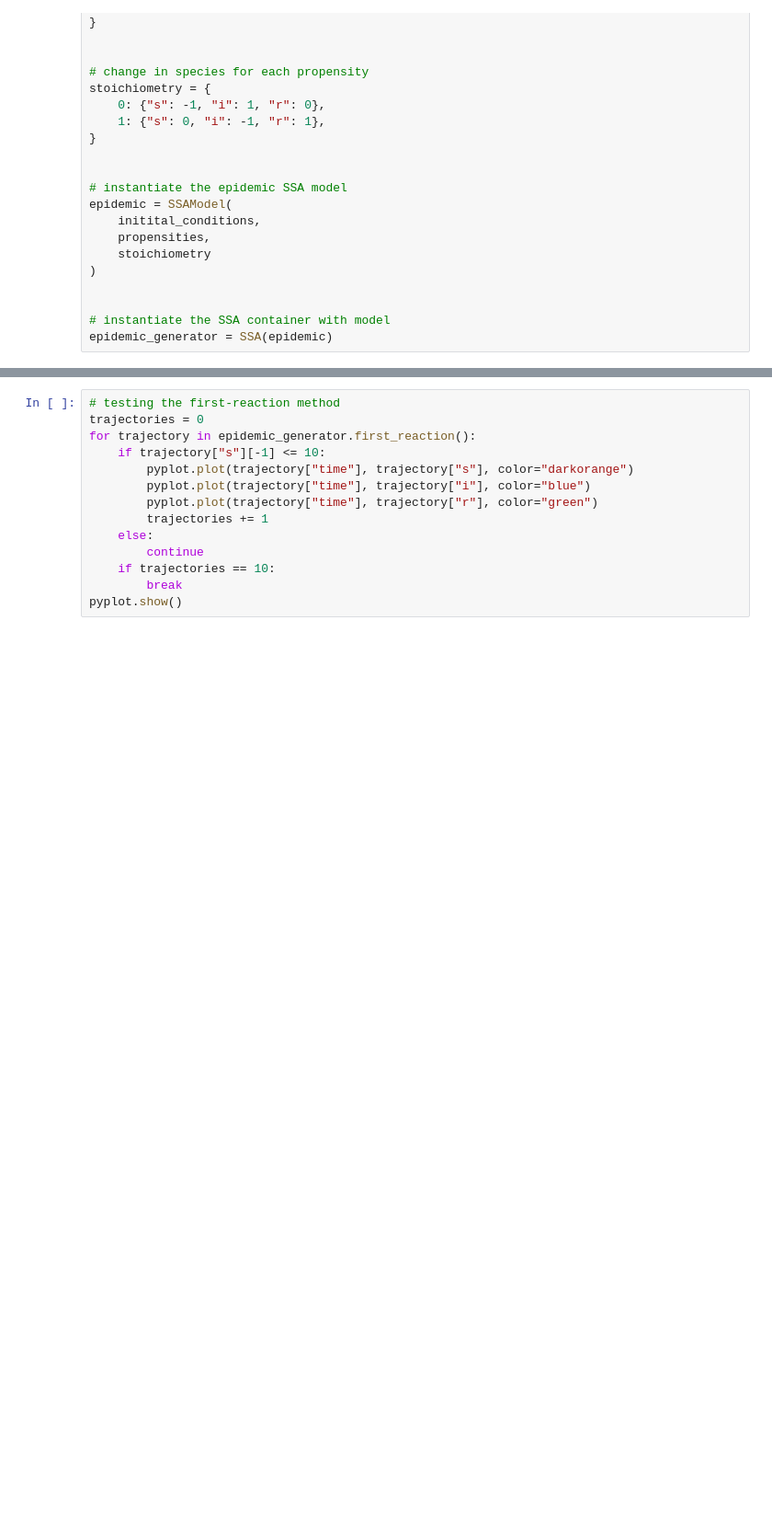
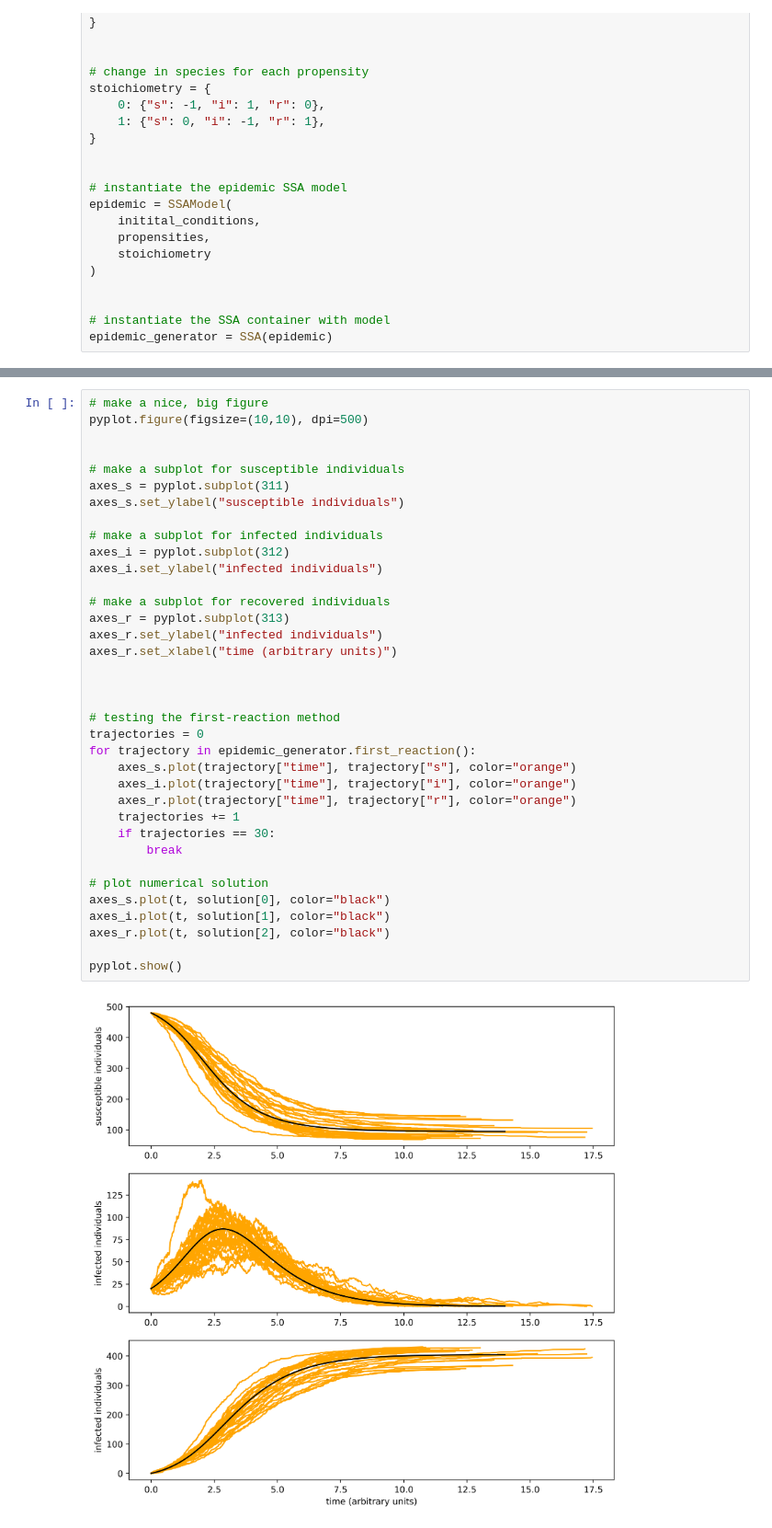
Before and after one commit to wfatherley/monte-carlo, a Jupyter notebook: ssa.ipynb, the cells around one changed output, grey strips where cells are left out. Shown at 92% size. Cells and saved outputs as stored; diff of their text form; blank space fills up the shorter version.

Commit message:
adds first-reaction

```diff
--- a/ssa.ipynb
+++ b/ssa.ipynb
@@ -93,14 +95,38 @@ pyplot.show()
-# %%
-# testing the first-reaction method
-trajectories = 0
-for trajectory in epidemic_generator.first_reaction():
-    if trajectory["s"][-1] <= 10:
-        pyplot.plot(trajectory["time"], trajectory["s"], color="darkorange")
-        pyplot.plot(trajectory["time"], trajectory["i"], color="blue")
-        pyplot.plot(trajectory["time"], trajectory["r"], color="green")
-        trajectories += 1
-    else:
-        continue
-    if trajectories == 10:
-        break
-pyplot.show()
+# %%
+# make a nice, big figure
+pyplot.figure(figsize=(10,10), dpi=500)
+
+
+# make a subplot for susceptible individuals
+axes_s = pyplot.subplot(311)
+axes_s.set_ylabel("susceptible individuals")
+
+# make a subplot for infected individuals
+axes_i = pyplot.subplot(312)
+axes_i.set_ylabel("infected individuals")
+
+# make a subplot for recovered individuals
+axes_r = pyplot.subplot(313)
+axes_r.set_ylabel("infected individuals")
+axes_r.set_xlabel("time (arbitrary units)")
+
+
+
+# testing the first-reaction method
+trajectories = 0
+for trajectory in epidemic_generator.first_reaction():
+    axes_s.plot(trajectory["time"], trajectory["s"], color="orange")
+    axes_i.plot(trajectory["time"], trajectory["i"], color="orange")
+    axes_r.plot(trajectory["time"], trajectory["r"], color="orange")
+    trajectories += 1
+    if trajectories == 30:
+        break
+
+# plot numerical solution
+axes_s.plot(t, solution[0], color="black")
+axes_i.plot(t, solution[1], color="black")
+axes_r.plot(t, solution[2], color="black")
+
+pyplot.show()
+# %% [output]
+[figure, added]
```
Also changed, not shown: parts of 1 cell of this notebook, 2 other files.
